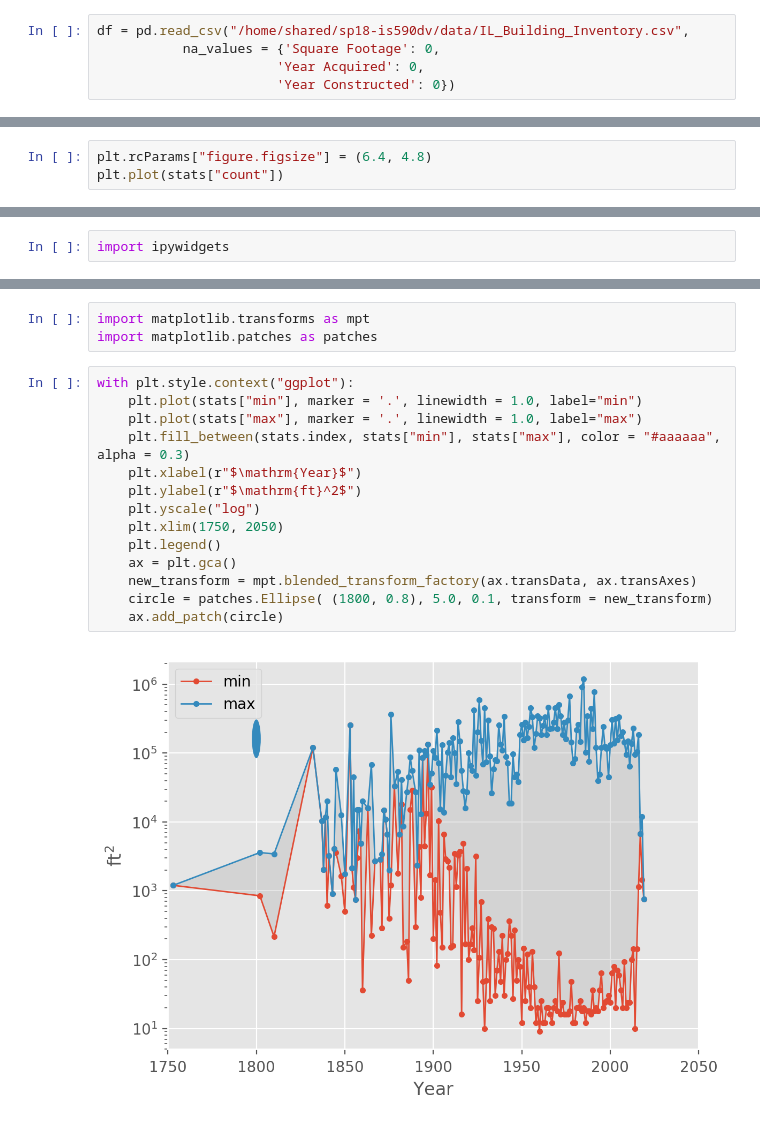
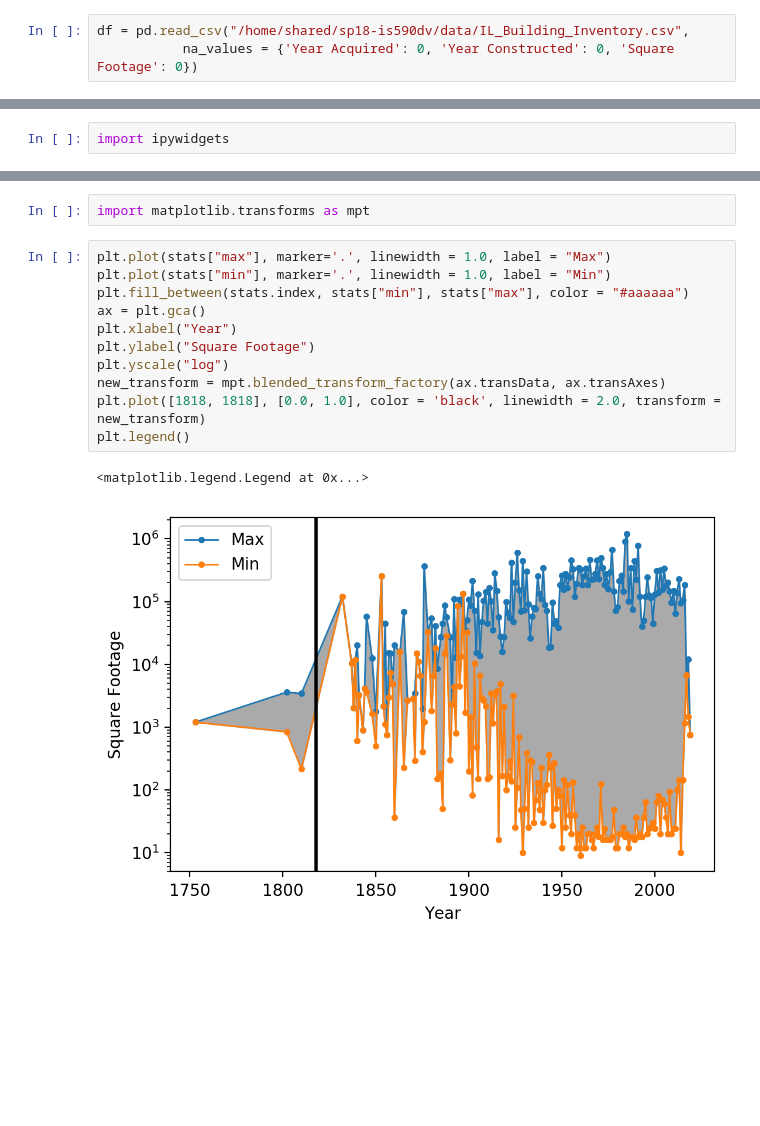
Before and after one commit to UIUC-iSchool-DataViz/fall2018, a Jupyter notebook: week03/examples_week03.ipynb, the cells around one changed output, grey strips where cells are left out. Drawn from its saved outputs; the diff is of its cells as text; blank space fills up the shorter version.

```diff
--- a/week03/examples_week03.ipynb
+++ b/week03/examples_week03.ipynb
@@ -6,9 +6,7 @@ import matplotlib.pyplot as plt
 import numpy as np
 # %%
 df = pd.read_csv("/home/shared/sp18-is590dv/data/IL_Building_Inventory.csv",
-           na_values = {'Square Footage': 0,
-                       'Year Acquired': 0,
-                       'Year Constructed': 0})
+           na_values = {'Year Acquired': 0, 'Year Constructed': 0, 'Square Footage': 0})
 # %%
 df.groupby("Year Acquired")
 # %% [output]
@@ -112,3 +84,0 @@ plt.legend()
-# %%
-plt.rcParams["figure.figsize"] = (6.4, 4.8)
-plt.plot(stats["count"])
@@ -197,22 +170,19 @@ with plt.style.context("ggplot"):
 # %%
 import matplotlib.transforms as mpt
-import matplotlib.patches as patches
 # %%
-with plt.style.context("ggplot"):
-    plt.plot(stats["min"], marker = '.', linewidth = 1.0, label="min")
-    plt.plot(stats["max"], marker = '.', linewidth = 1.0, label="max")
-    plt.fill_between(stats.index, stats["min"], stats["max"], color = "#aaaaaa", alpha = 0.3)
-    plt.xlabel(r"$\mathrm{Year}$")
-    plt.ylabel(r"$\mathrm{ft}^2$")
-    plt.yscale("log")
-    plt.xlim(1750, 2050)
-    plt.legend()
-    ax = plt.gca()
-    new_transform = mpt.blended_transform_factory(ax.transData, ax.transAxes)
-    circle = patches.Ellipse( (1800, 0.8), 5.0, 0.1, transform = new_transform)
-    ax.add_patch(circle)
+plt.plot(stats["max"], marker='.', linewidth = 1.0, label = "Max")
+plt.plot(stats["min"], marker='.', linewidth = 1.0, label = "Min")
+plt.fill_between(stats.index, stats["min"], stats["max"], color = "#aaaaaa")
+ax = plt.gca()
+plt.xlabel("Year")
+plt.ylabel("Square Footage")
+plt.yscale("log")
+new_transform = mpt.blended_transform_factory(ax.transData, ax.transAxes)
+plt.plot([1818, 1818], [0.0, 1.0], color = 'black', linewidth = 2.0, transform = new_transform)
+plt.legend()
 # %% [output]
+<matplotlib.legend.Legend at 0x...>
-[figure, old version]
+[figure, new version]
 # %%
 @ipywidgets.interact(window = (1, 10, 1))
 def make_plot(window):
```
Also changed, not shown: parts of 26 cells of this notebook.
